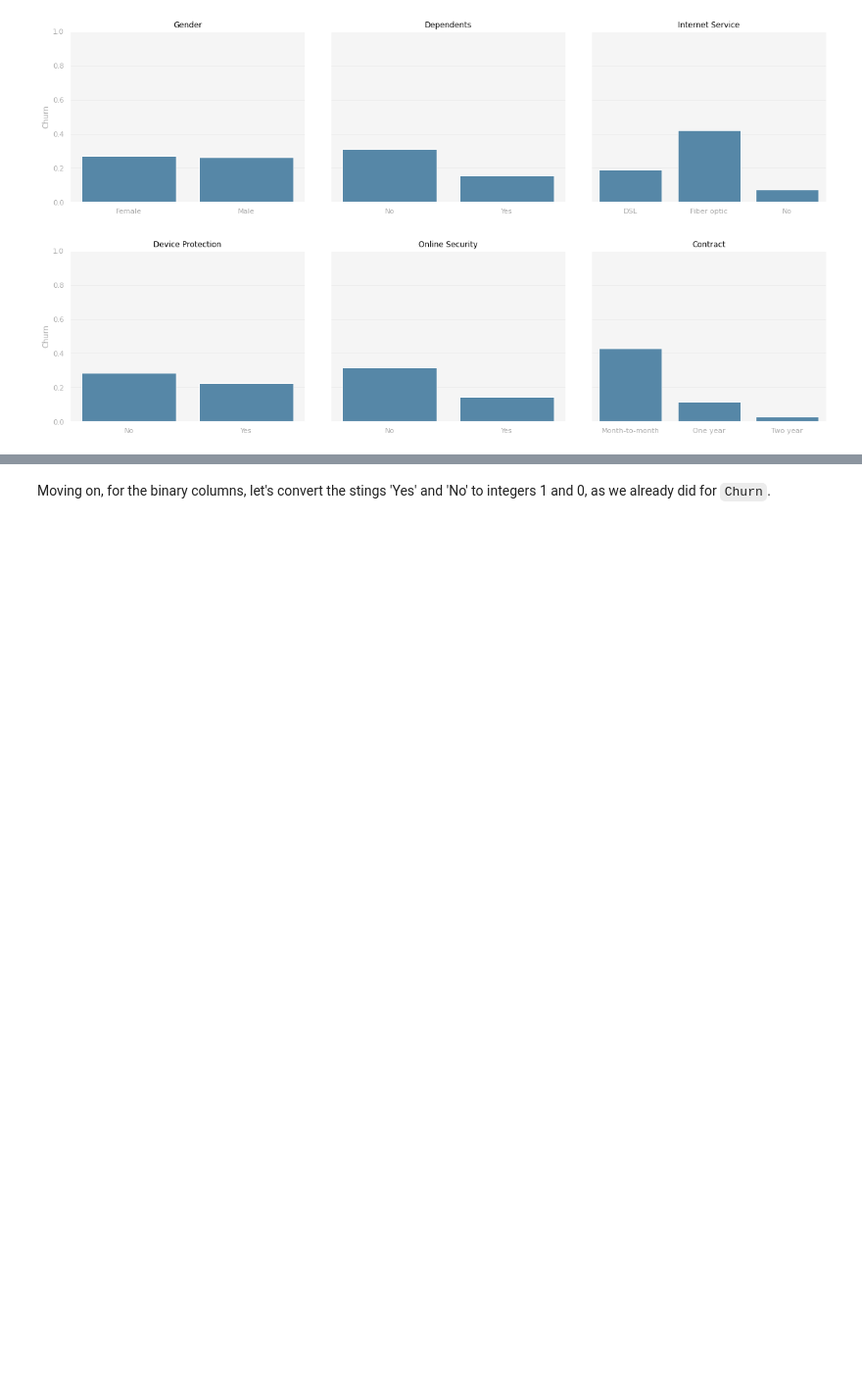
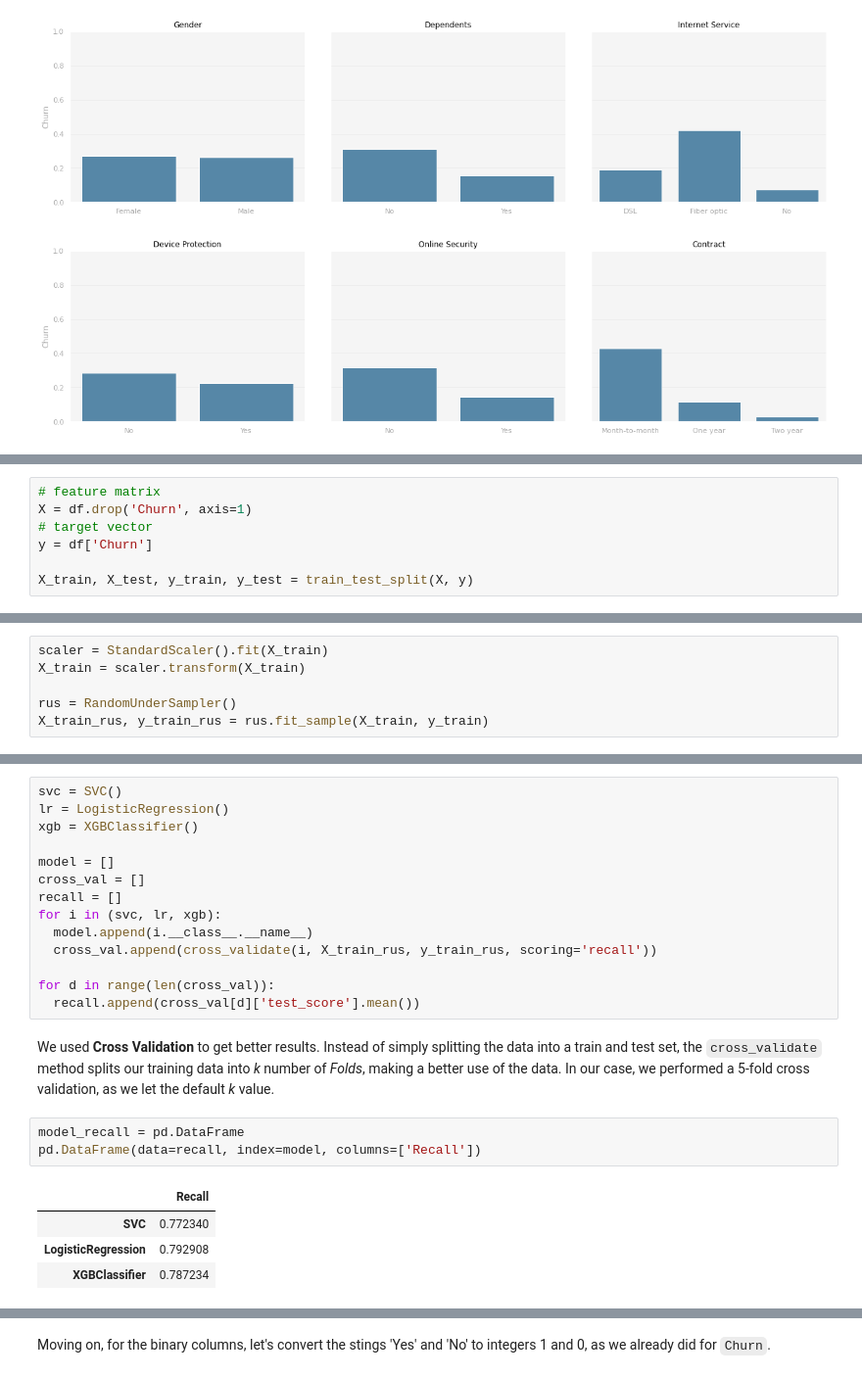
Before and after one commit to rmpbastos/data_science, a Jupyter notebook: Churn_Prediction.ipynb, the cells around one changed output, grey strips where cells are left out. Shown at 98% size. Cells and saved outputs as stored; diff of their text form; blank space fills up the shorter version.

```diff
--- a/Churn_Prediction.ipynb
+++ b/Churn_Prediction.ipynb
@@ -359,0 +407,7 @@ Lastly, the type of contract might be a valuable feature for the model. Notice t
+# %%
+# feature matrix
+X = df.drop('Churn', axis=1)
+# target vector
+y = df['Churn']
+
+X_train, X_test, y_train, y_test = train_test_split(X, y)
@@ -359,0 +418,6 @@ Lastly, the type of contract might be a valuable feature for the model. Notice t
+# %%
+scaler = StandardScaler().fit(X_train)
+X_train = scaler.transform(X_train)
+
+rus = RandomUnderSampler()
+X_train_rus, y_train_rus = rus.fit_sample(X_train, y_train)
@@ -359,0 +434,24 @@ Lastly, the type of contract might be a valuable feature for the model. Notice t
+# %%
+svc = SVC()
+lr = LogisticRegression()
+xgb = XGBClassifier()
+
+model = []
+cross_val = []
+recall = []
+for i in (svc, lr, xgb):
+  model.append(i.__class__.__name__)
+  cross_val.append(cross_validate(i, X_train_rus, y_train_rus, scoring='recall'))
+
+for d in range(len(cross_val)):
+  recall.append(cross_val[d]['test_score'].mean())
+# %% [markdown]
+We used **Cross Validation** to get better results. Instead of simply splitting the data into a train and test set, the `cross_validate` method splits our training data into *k* number of *Folds*, making a better use of the data. In our case, we performed a 5-fold cross validation, as we let the default *k* value.
+# %%
+model_recall = pd.DataFrame
+pd.DataFrame(data=recall, index=model, columns=['Recall'])
+# %% [output]
+|  | Recall |
+| SVC | 0.772340 |
+| LogisticRegression | 0.792908 |
+| XGBClassifier | 0.787234 |
```
Also changed, not shown: parts of 26 cells of this notebook.
